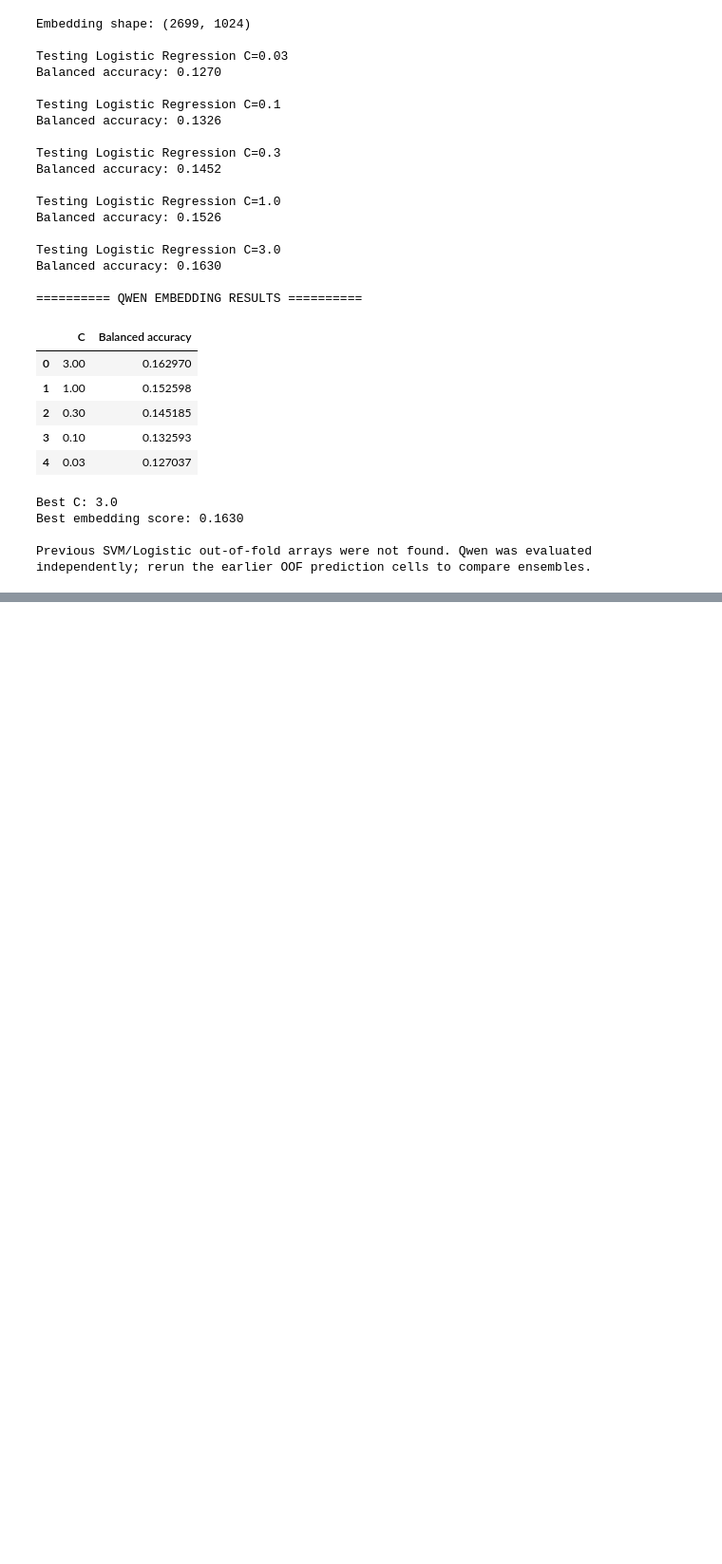
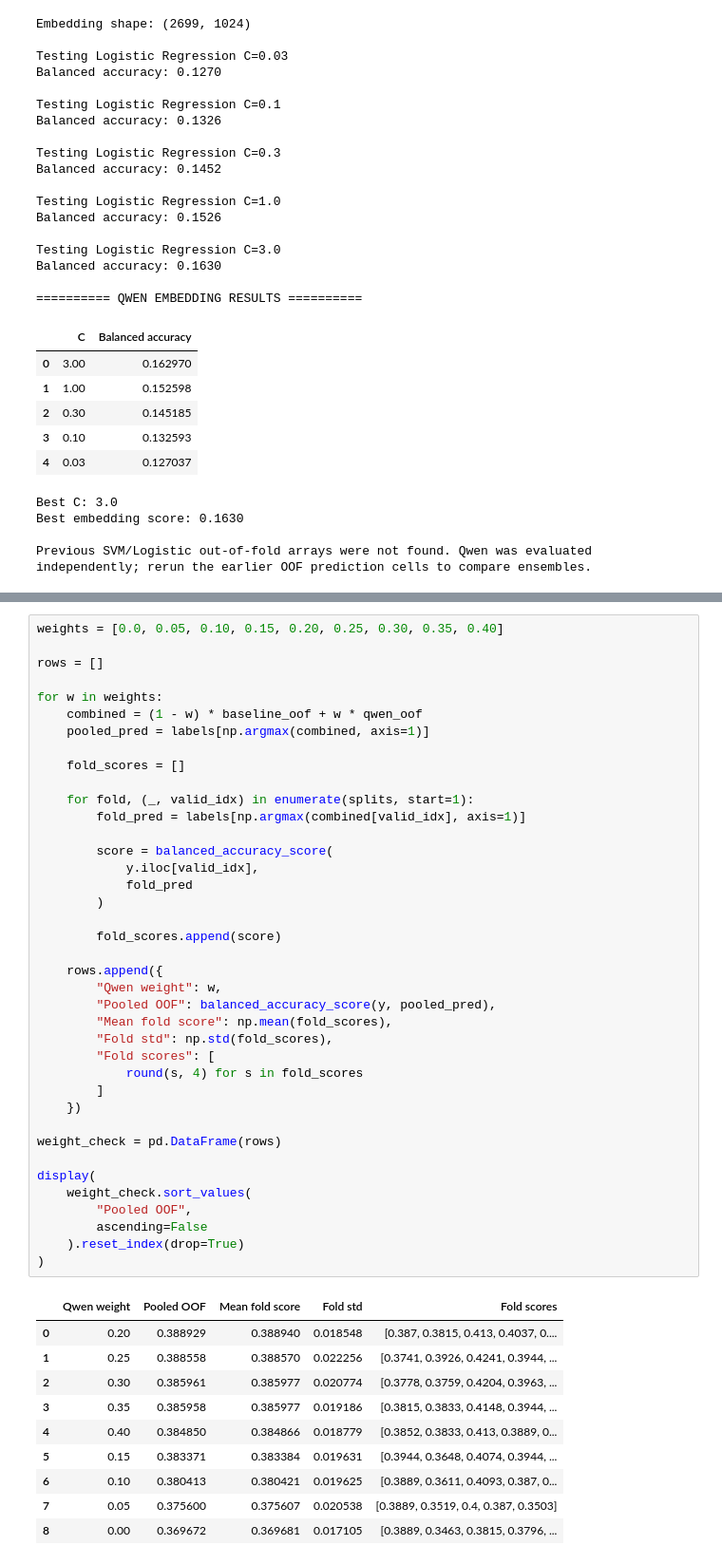
Before and after one commit to lokeshkumar0001/demo, a Jupyter notebook: starter-notebook-for-name-that-llm-competition.ipynb, the cells around one changed output, grey strips where cells are left out. Shown at 95% size. Saved outputs shown, nothing was run; the diff lists cells and outputs as text; blank space fills up the shorter version.

Commit message:
Kaggle Notebook | Starter Notebook for Name That LLM Competition | Version 4

```diff
--- a/starter-notebook-for-name-that-llm-competition.ipynb
+++ b/starter-notebook-for-name-that-llm-competition.ipynb
@@ -5120,0 +6722,50 @@ Previous SVM/Logistic out-of-fold arrays were not found. Qwen was evaluated inde
+# %%
+weights = [0.0, 0.05, 0.10, 0.15, 0.20, 0.25, 0.30, 0.35, 0.40]
+
+rows = []
+
+for w in weights:
+    combined = (1 - w) * baseline_oof + w * qwen_oof
+    pooled_pred = labels[np.argmax(combined, axis=1)]
+
+    fold_scores = []
+
+    for fold, (_, valid_idx) in enumerate(splits, start=1):
+        fold_pred = labels[np.argmax(combined[valid_idx], axis=1)]
+
+        score = balanced_accuracy_score(
+            y.iloc[valid_idx],
+            fold_pred
+        )
+
+        fold_scores.append(score)
+
+    rows.append({
+        "Qwen weight": w,
+        "Pooled OOF": balanced_accuracy_score(y, pooled_pred),
+        "Mean fold score": np.mean(fold_scores),
+        "Fold std": np.std(fold_scores),
+        "Fold scores": [
+            round(s, 4) for s in fold_scores
+        ]
+    })
+
+weight_check = pd.DataFrame(rows)
+
+display(
+    weight_check.sort_values(
+        "Pooled OOF",
+        ascending=False
+    ).reset_index(drop=True)
+)
+# %% [output]
+|  | Qwen weight | Pooled OOF | Mean fold score | Fold std | Fold scores |
+| 0 | 0.20 | 0.388929 | 0.388940 | 0.018548 | [0.387, 0.3815, 0.413, 0.4037, 0.... |
+| 1 | 0.25 | 0.388558 | 0.388570 | 0.022256 | [0.3741, 0.3926, 0.4241, 0.3944, ... |
+| 2 | 0.30 | 0.385961 | 0.385977 | 0.020774 | [0.3778, 0.3759, 0.4204, 0.3963, ... |
+| 3 | 0.35 | 0.385958 | 0.385977 | 0.019186 | [0.3815, 0.3833, 0.4148, 0.3944, ... |
+| 4 | 0.40 | 0.384850 | 0.384866 | 0.018779 | [0.3852, 0.3833, 0.413, 0.3889, 0... |
+| 5 | 0.15 | 0.383371 | 0.383384 | 0.019631 | [0.3944, 0.3648, 0.4074, 0.3944, ... |
+| 6 | 0.10 | 0.380413 | 0.380421 | 0.019625 | [0.3889, 0.3611, 0.4093, 0.387, 0... |
+| 7 | 0.05 | 0.375600 | 0.375607 | 0.020538 | [0.3889, 0.3519, 0.4, 0.387, 0.3503] |
+| 8 | 0.00 | 0.369672 | 0.369681 | 0.017105 | [0.3889, 0.3463, 0.3815, 0.3796, ... |
```
Also changed, not shown: parts of 13 cells of this notebook.
